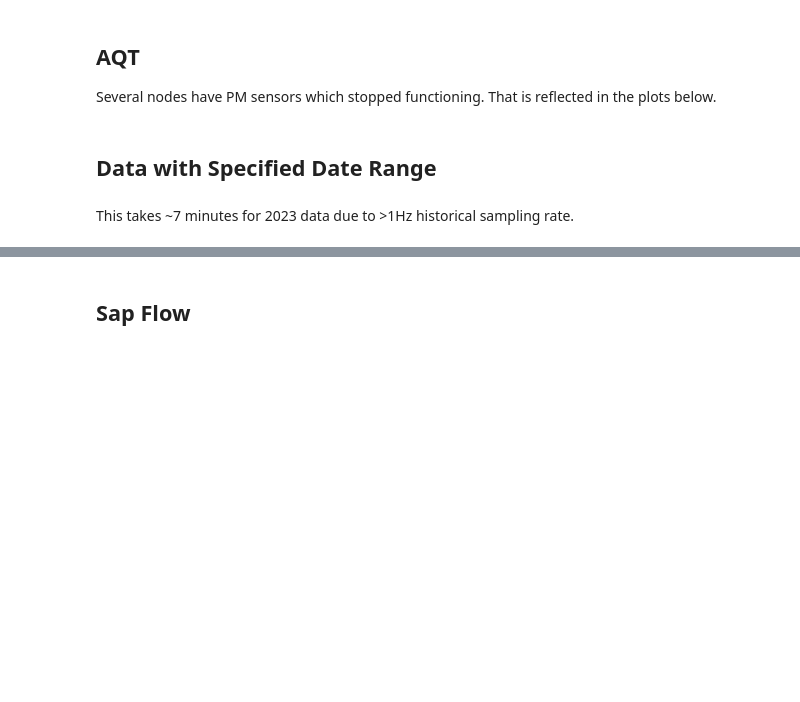
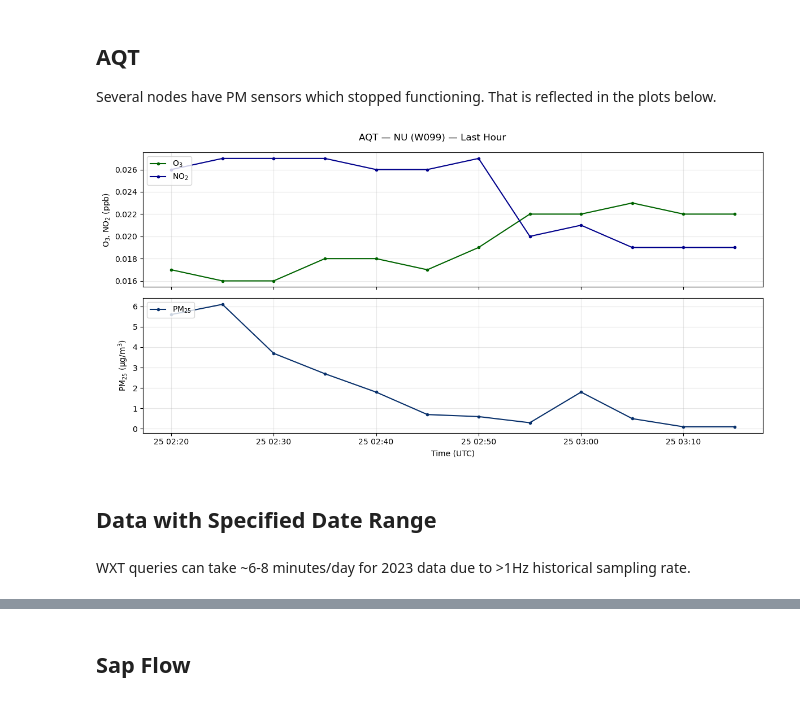
Before and after one commit to gregorywanderson/crocus, a Jupyter notebook: crocus_data_access.ipynb, the cells around one changed output, grey strips where cells are left out. Drawn from its saved outputs; the diff is of its cells as text; code cells hidden in the pictures; blank space fills up the shorter version.

```diff
--- a/crocus_data_access.ipynb
+++ b/crocus_data_access.ipynb
@@ -152,31 +184,44 @@ plt.show()
 ## AQT
 
 Several nodes have PM sensors which stopped functioning. That is reflected in the plots below.
-# %%
-start, end = last_n_hours(1)
-aqt_last_hour = query_aqt(SITE.vsn,start,end)
-aqt_last_hour.head()
+# %%
+start, end = last_n_hours(1)
+PLOT_AQT = False
+
+if not SITE.has_aqt:
+    print(f"{SITE.abbr} has no AQT configured.")
+else:
+    aqt_last_hour = query_aqt(SITE, start, end)
+    PLOT_AQT = not aqt_last_hour.empty
+    if aqt_last_hour.empty:
+        print(f"No AQT data returned for {SITE.abbr}.")
+    else:
+        aqt_last_hour.head()
 # %%
-fig, (ax1, ax2) = plt.subplots(2, 1, figsize=(12, 6), sharex=True)
+if PLOT_AQT:
 
-ax1.plot(aqt_last_hour.index, aqt_last_hour['o3'],
+    fig, (ax1, ax2) = plt.subplots(2, 1, figsize=(12, 6), sharex=True)
+
+    ax1.plot(aqt_last_hour.index, aqt_last_hour['o3'],
          marker='o', markersize=3, label='O$_3$', color='darkgreen')
-ax1.plot(aqt_last_hour.index, aqt_last_hour['no2'],
+    ax1.plot(aqt_last_hour.index, aqt_last_hour['no2'],
          marker='o', markersize=3, label='NO$_2$', color='darkblue')
-ax1.set_ylabel('O$_3$, NO$_2$ (ppb)')
-ax1.legend(loc='upper left')
-ax1.grid(True, alpha=0.3)
+    ax1.set_ylabel('O$_3$, NO$_2$ (ppb)')
+    ax1.legend(loc='upper left')
+    ax1.grid(True, alpha=0.3)
 
-ax2.plot(aqt_last_hour.index, aqt_last_hour['pm25'],
+    ax2.plot(aqt_last_hour.index, aqt_last_hour['pm25'],
          marker='o', markersize=3, label='PM$_{25}$', color='#08306b')
-ax2.set_ylabel('PM$_{25}$ (µg/m$^3$)')
-ax2.set_xlabel('Time (UTC)')
-ax2.legend(loc='upper left')
-ax2.grid(True, alpha=0.3)
+    ax2.set_ylabel('PM$_{25}$ (µg/m$^3$)')
+    ax2.set_xlabel('Time (UTC)')
+    ax2.legend(loc='upper left')
+    ax2.grid(True, alpha=0.3)
 
-fig.suptitle(f'AQT — {SITE.abbr} ({SITE.vsn}) — Last Hour', fontsize=12)
-fig.tight_layout()
-plt.show()
+    fig.suptitle(f'AQT — {SITE.abbr} ({SITE.vsn}) — Last Hour', fontsize=12)
+    fig.tight_layout()
+    plt.show()
+# %% [output]
+[figure, added]
 # %% [markdown]
 ## Data with Specified Date Range
 # %%
@@ -188,2 +233,2 @@ df_aqt = query_aqt(SITE.vsn,START,END)
 # %% [markdown]
-This takes ~7 minutes for 2023 data due to >1Hz historical sampling rate.
+WXT queries can take  ~6-8 minutes/day for 2023 data due to >1Hz historical sampling rate.
```
Also changed, not shown: parts of 22 cells of this notebook.
